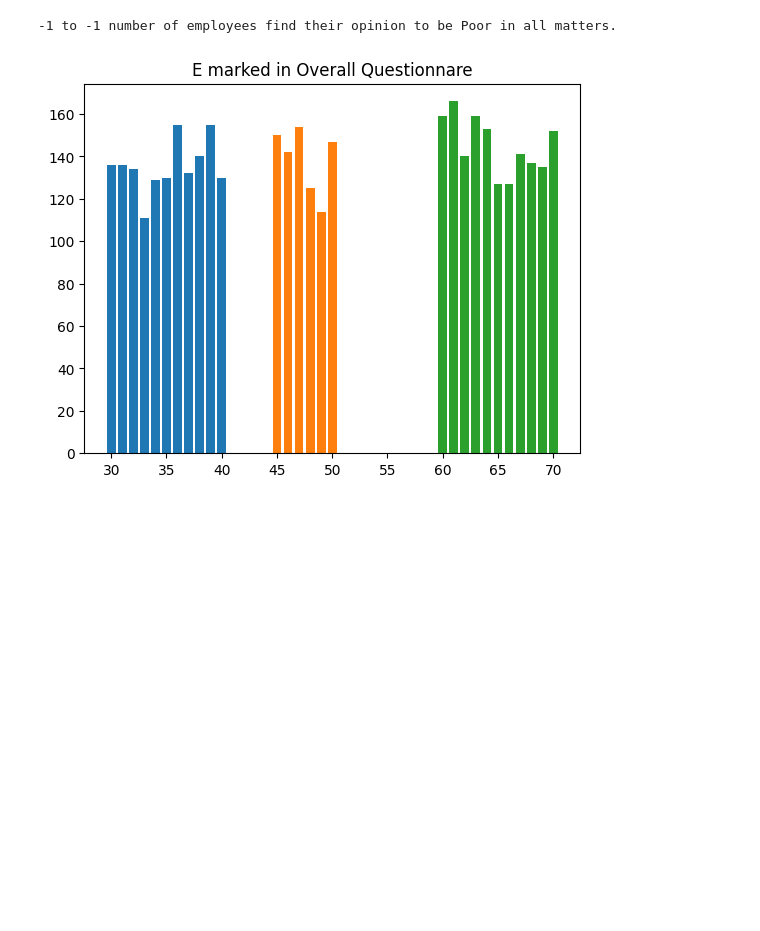
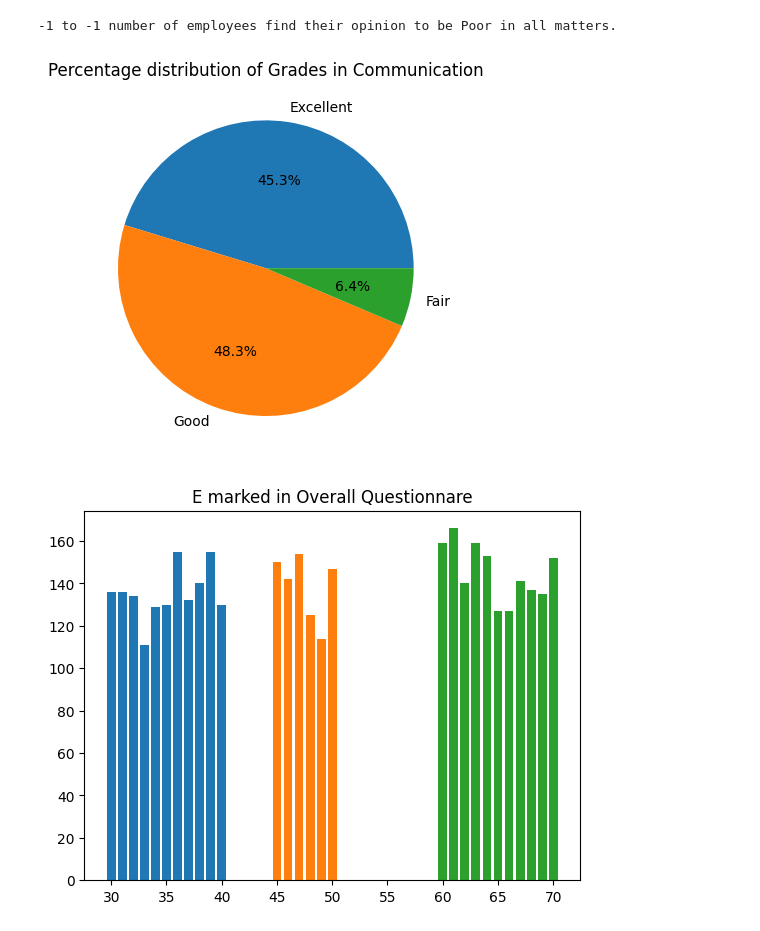
Before and after one commit to GuptajiRocks/data-science-sem4, a Jupyter notebook: Lectures/feb9-self/one.ipynb, the cells around one changed output. Cells and saved outputs as stored; diff of their text form; code cells hidden in the pictures; blank space fills up the shorter version.

```diff
--- a/Lectures/feb9-self/one.ipynb
+++ b/Lectures/feb9-self/one.ipynb
@@ -79,3 +77,14 @@ print(f"{round(uppp)} to {round(lowp)} number of employees find their opinion to
+# %%
+comm_e_mean = df_Comms["E"].mean()
+comm_g_mean = df_Comms["G"].mean()
+comm_f_mean = df_Comms["F"].mean()
+l = [comm_e_mean, comm_g_mean, comm_f_mean]
+
+plt.pie(l, autopct="%1.1f%%", labels=["Excellent", "Good", "Fair"])
+plt.title("Percentage distribution of Grades in Communication")
+plt.show()
+# %% [output]
+[figure, added]
 # %%
 #print(df_CLGO[["E","G","F","P"]])
 dfo1 = df[(df["S.NO."] >= 30) & (df["S.NO."] <= 40)]
```
Also changed, not shown: parts of 1 cell of this notebook.
